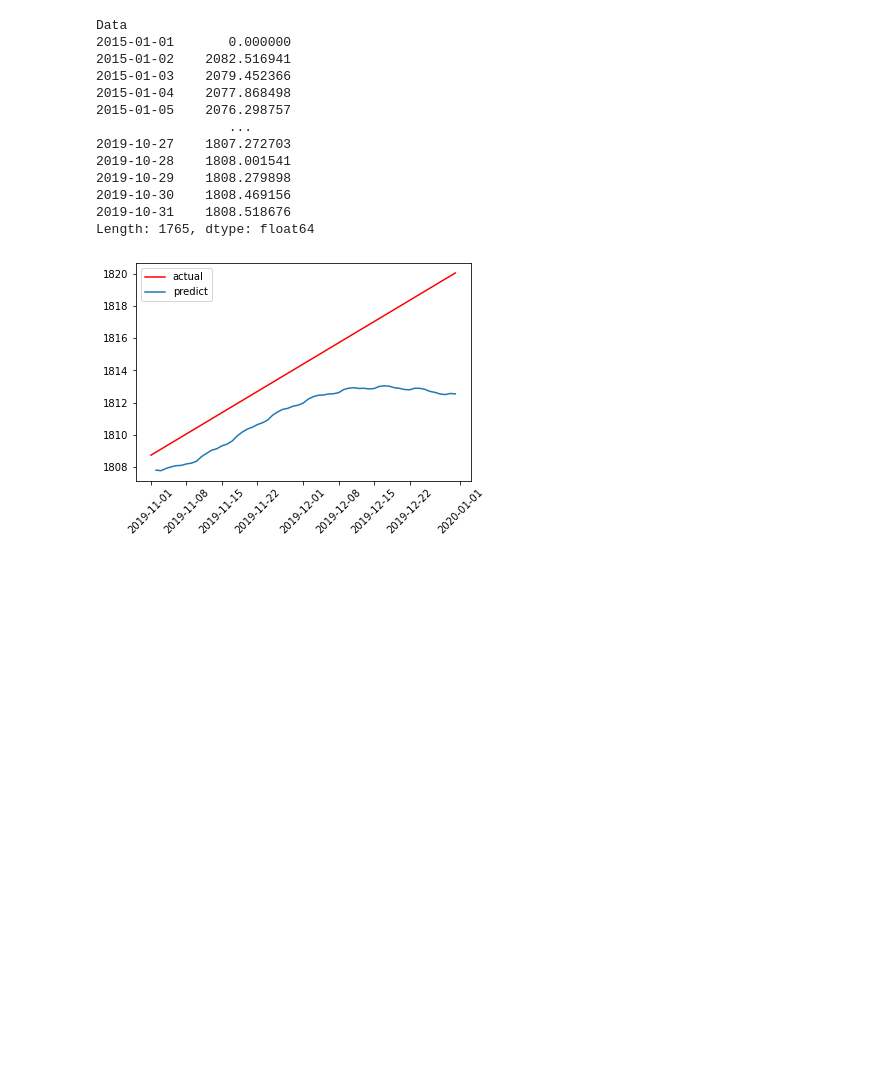
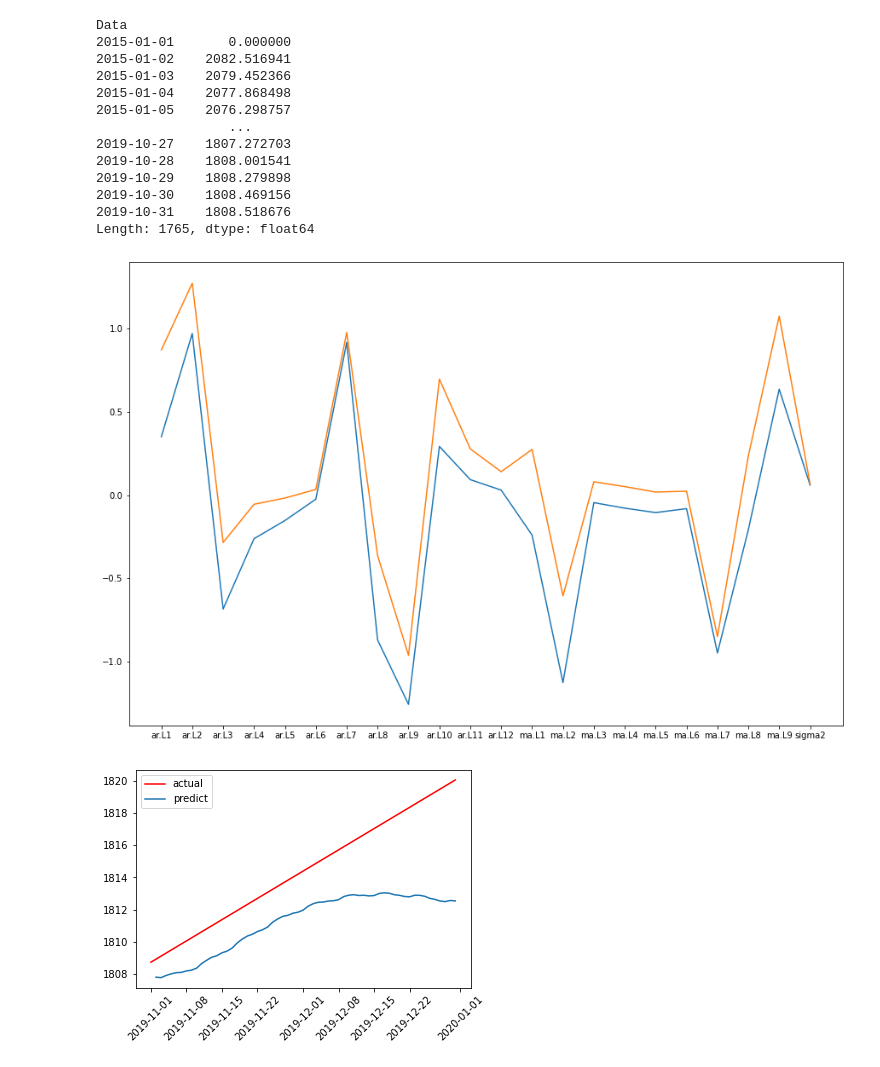
Before and after one commit to SofiaBlack/COVID-19_deaths_analysis, a Jupyter notebook: SARIMAX Model.ipynb, the cells around one changed output. Drawn from its saved outputs; the diff is of its cells as text; code cells hidden in the pictures; blank space fills up the shorter version.

```diff
--- a/SARIMAX Model.ipynb
+++ b/SARIMAX Model.ipynb
@@ -262,6 +262,14 @@ Data
 2019-10-30    1808.469156
 2019-10-31    1808.518676
 Length: 1765, dtype: float64
+# %%
+#Intervallo di confidenza del modello
+conf = model_fit.conf_int()
+plt.figure(figsize=(15,10))
+plt.plot(conf)
+plt.show()
+# %% [output]
+[figure, added]
 # %%
 # predizioni sul test set
 predictions = model_fit.forecast(steps=len(test))
```
Also changed, not shown: parts of 6 cells of this notebook, 10 other files.
